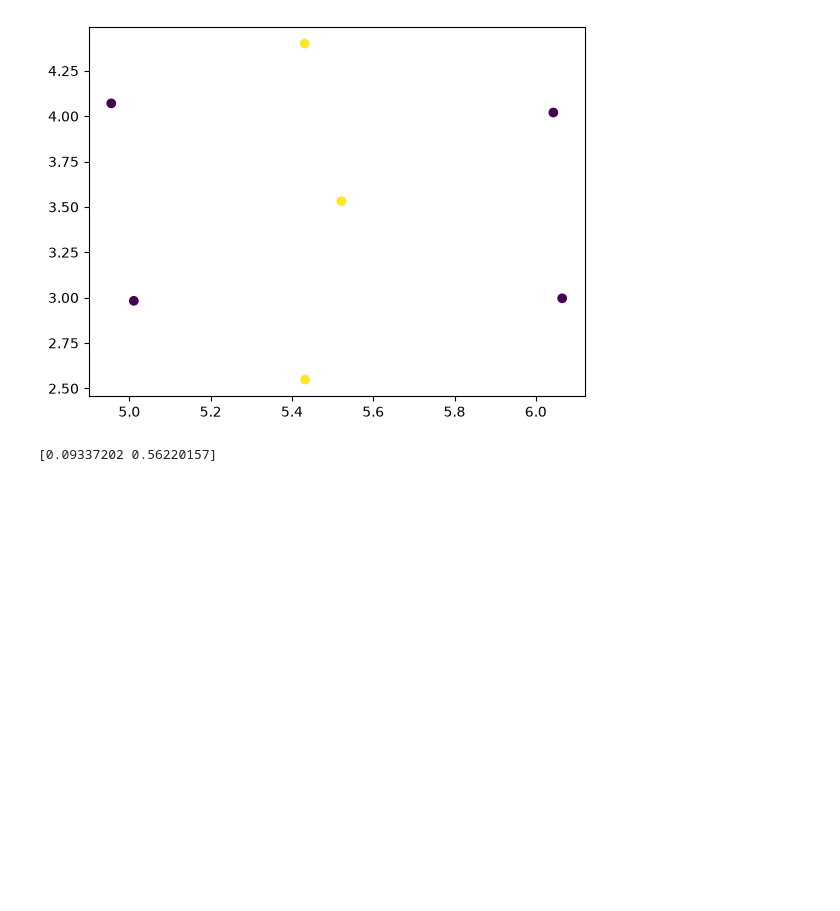
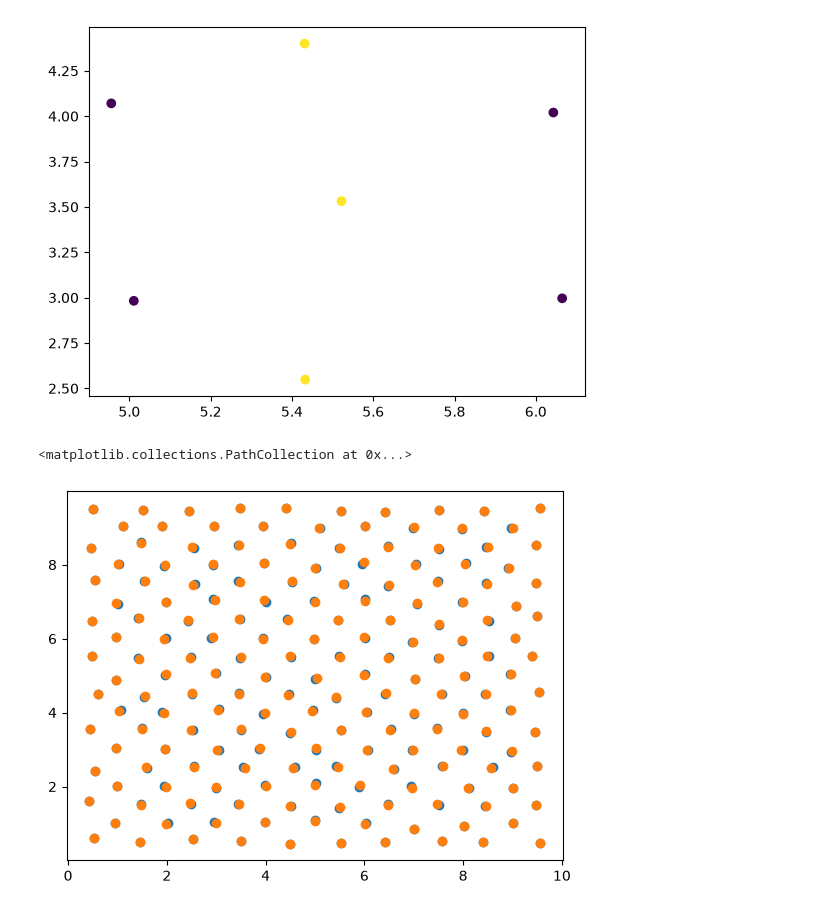
Before and after one commit to smazoyerdatascience/2D-Glass, a Jupyter notebook: basic_simulations.ipynb, the cells around one changed output. Saved outputs shown, nothing was run; the diff lists cells and outputs as text; code cells hidden in the pictures; blank space fills up the shorter version.

Commit message:
allpartic1step function done and tested

```diff
--- a/basic_simulations.ipynb
+++ b/basic_simulations.ipynb
@@ -595,16 +595,17 @@ def partic_move(idx_partic=0, coord=coord0, time_step=time_step, neigh_dist= nei
 
     return coord1
 
-def all_partic_1step(coord = coord0):
+def all_partic_1step(coord = coord0, time_step=time_step, neigh_dist= neigh_dist,
+                                                big_f = big_f, small_f = small_f, mass_big =mass_big, mass_small = mass_small):
     coord1 = coord.copy()
     coord2 = coord.copy()
 
-    for idx_partic in range(nb_big + nb_small):
-        if coord_2[idx_partic,6] == 0:
-            coord_2[idx_partic,:] = partic_move(idx_partic=idx_partic, coord=coord0, time_step=time_step, neigh_dist= neigh_dist,
+    for idx_partic in range(len(coord)):
+        if coord2[idx_partic,6] == 0:
+            coord2[idx_partic,:] = partic_move(idx_partic=idx_partic, coord=coord1, time_step=time_step, neigh_dist= neigh_dist,
                                                 big_f = big_f, small_f = small_f, mass_big =mass_big, mass_small = mass_small)[idx_partic,:]
 
         else:
-            coord_2[idx_partic,:] = coord_2[idx_partic,:]
+            coord2[idx_partic,:] = coord2[idx_partic,:]
 
-    return coord_2
+    return coord2
@@ -621,6 +620,9 @@ plt.scatter(x=coord0[neigh_35, 1], y=coord0[neigh_35, 2], c=coord0[neigh_35, 3])
 <matplotlib.collections.PathCollection at 0x...>
 [figure]
 # %%
-f_35 = force_partic(idx_partic = 35, coord = coord0)
+coord2 = all_partic_1step()
+plt.scatter(x=coord0[:,1], y=coord0[:,2])
+plt.scatter(x=coord2[:,1], y=coord2[:,2])
 # %% [output]
-[0.09337202 0.56220157]
+<matplotlib.collections.PathCollection at 0x...>
+[figure, added]
```
Also changed, not shown: parts of 1 cell of this notebook.
